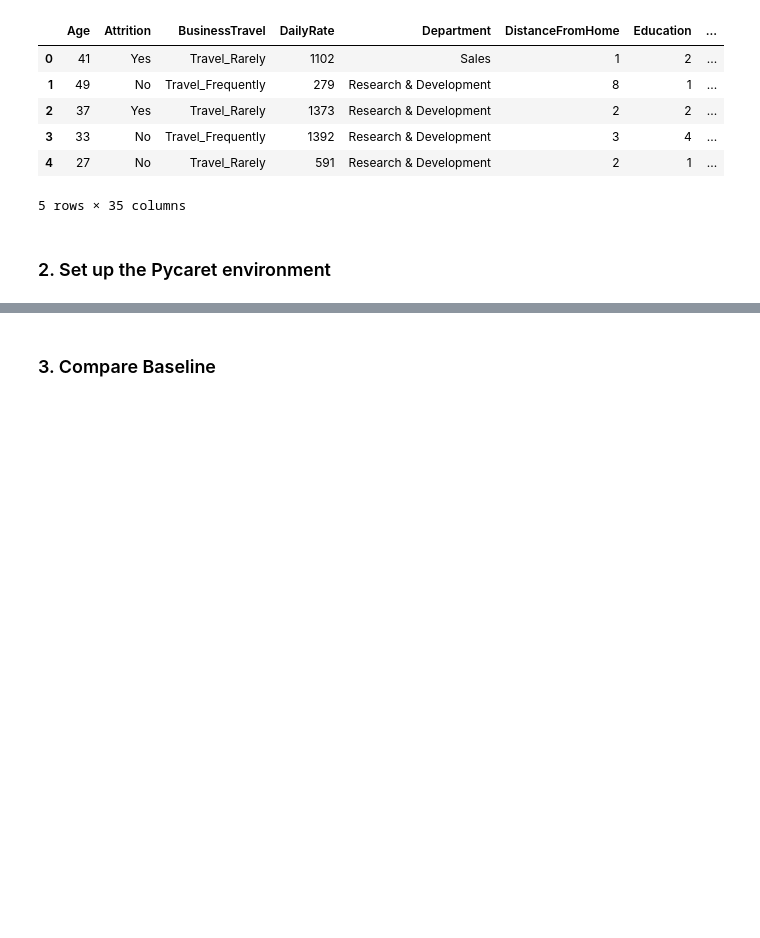
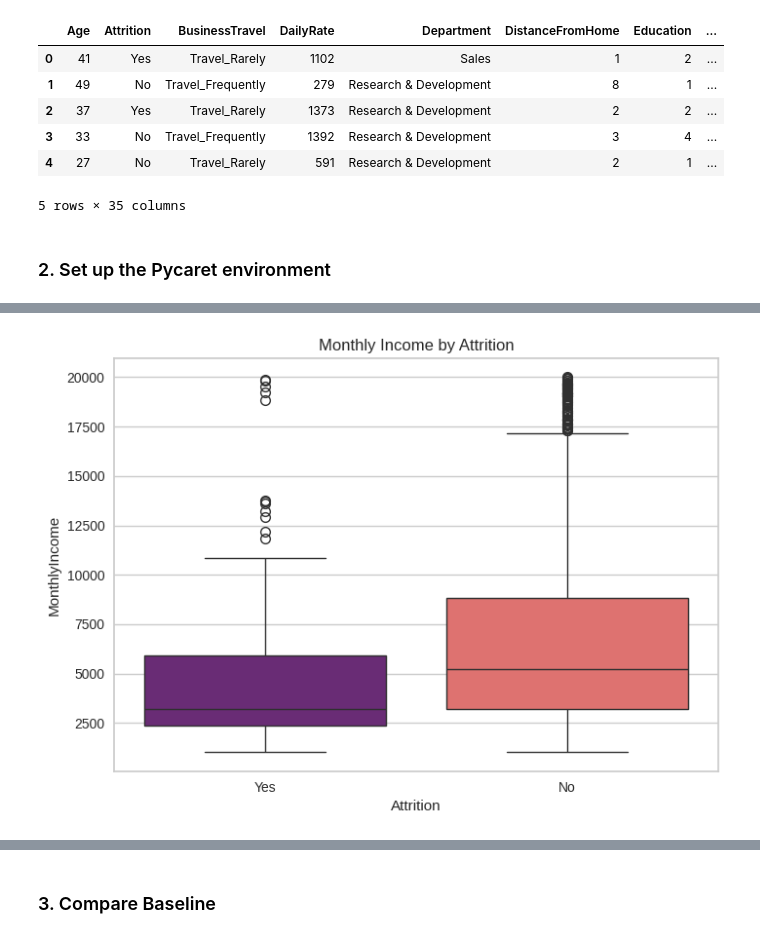
Before and after one commit to EmilyJarecki/ElmhurstUni, a Jupyter notebook: Project_HR_IBM_Attrition.ipynb, the cells around one changed output, grey strips where cells are left out. Saved outputs shown, nothing was run; the diff lists cells and outputs as text; code cells hidden in the pictures; blank space fills up the shorter version.

```diff
--- a/Project_HR_IBM_Attrition.ipynb
+++ b/Project_HR_IBM_Attrition.ipynb
@@ -88,0 +110,7 @@ clf1 = setup(data, target = 'Attrition', session_id=786) # setup handles encodin
+# %%
+# 2 Monthly Income by Attrition
+sns.boxplot(data, x='Attrition', y='MonthlyIncome', palette='magma')
+plt.title('Monthly Income by Attrition')
+plt.show()
+# %% [output]
+[figure, added]
```
Also changed, not shown: parts of 30 cells of this notebook.
